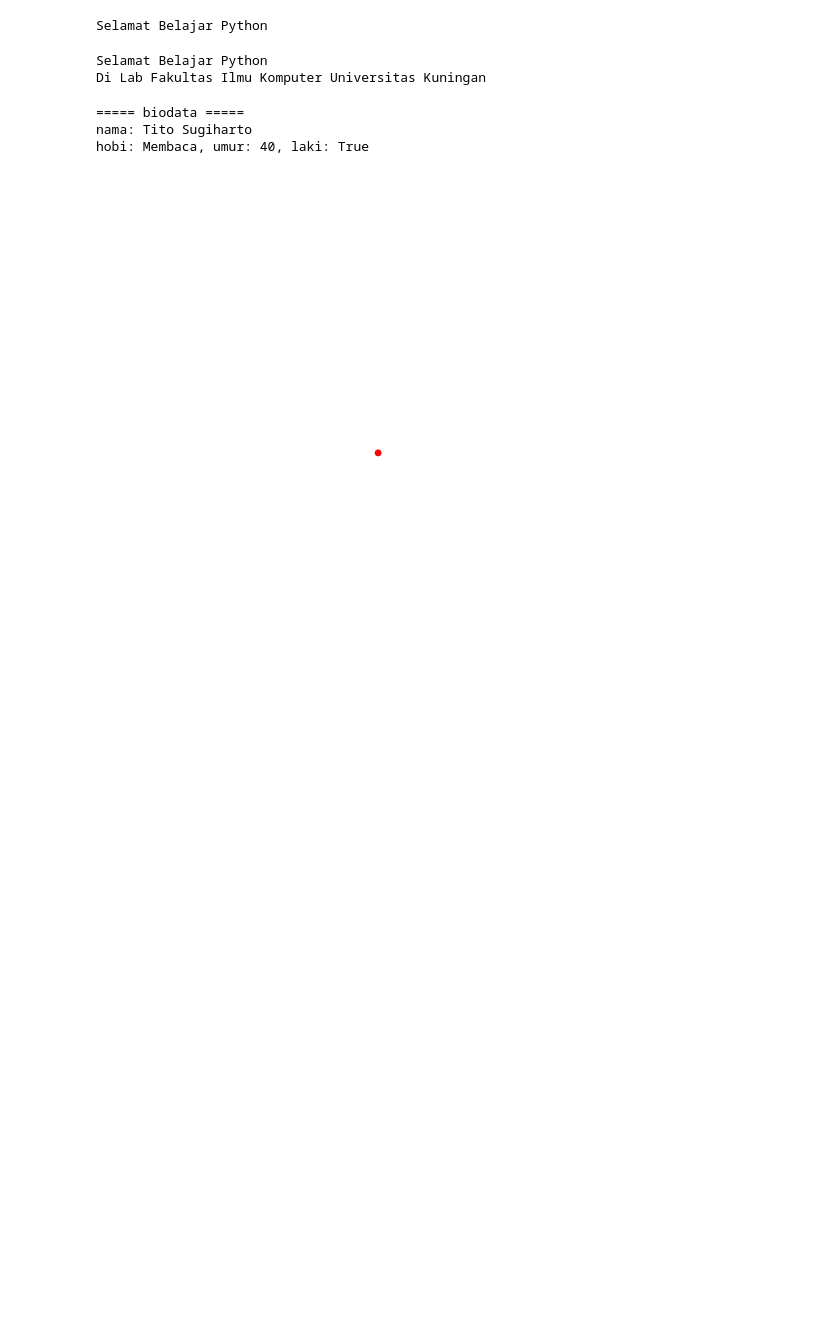
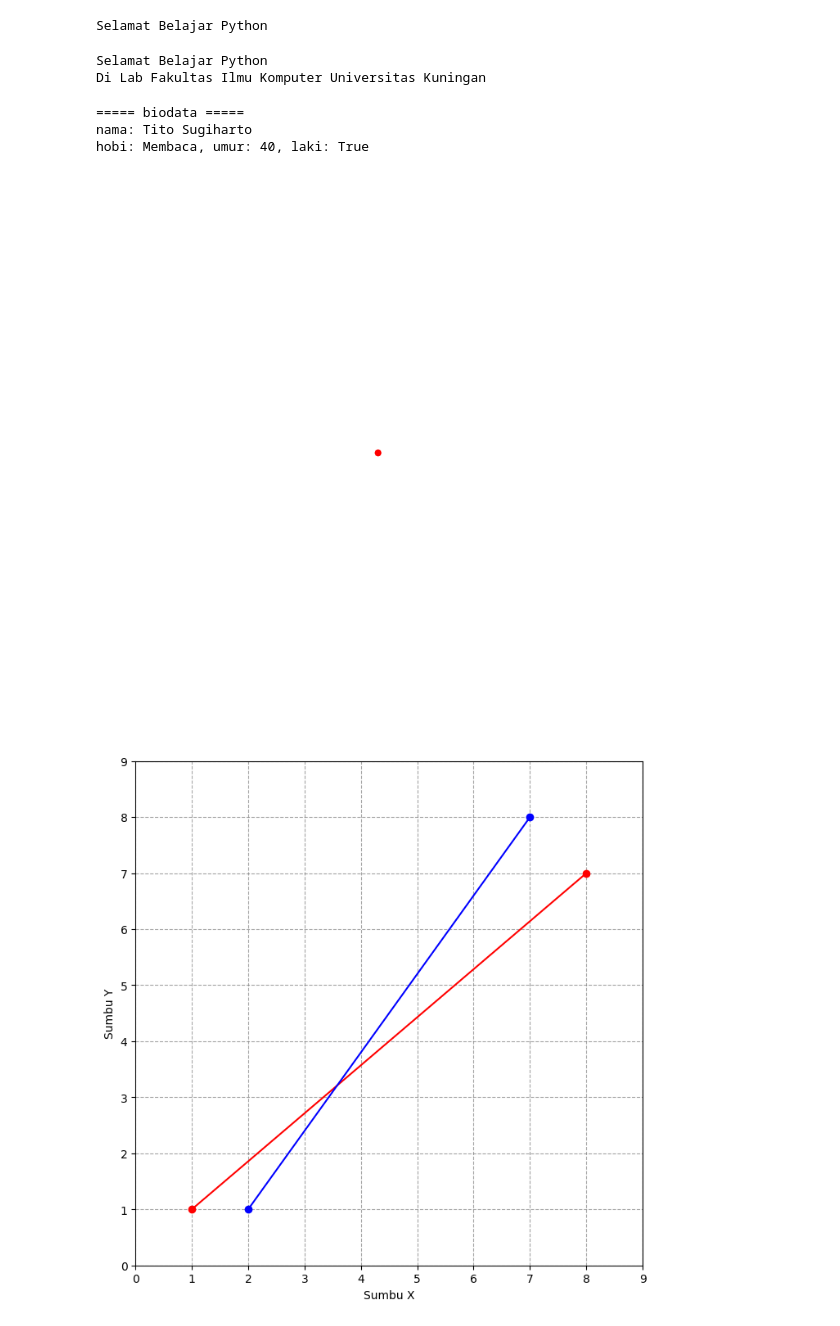
Before and after one commit to Andrian206/Praktikum-Grafika-Komputer, a Jupyter notebook: Modul 1/Praktikum1.ipynb, the cells around one changed output. Cells and saved outputs as stored; diff of their text form; code cells hidden in the pictures; blank space fills up the shorter version.

```diff
--- a/Modul 1/Praktikum1.ipynb
+++ b/Modul 1/Praktikum1.ipynb
@@ -44,3 +44,31 @@ ax.plot(5, 5, 'ro') # 'ro' berarti titik merah (red circle)
 plt.show()
 # %% [output]
 [figure]
+# %%
+import matplotlib.pyplot as plt   # Import library matplotlib untuk menggambar grafik
+
+canvas_width = 8   # Lebar kanvas
+canvas_height = 8  # Tinggi kanvas
+
+canvas = plt.figure(figsize=(canvas_width, canvas_height))  # Membuat kanvas ukuran 8x8
+ax = canvas.add_subplot(111)  # Menambahkan bidang gambar (subplot) ke kanvas
+
+x1 = [1, 8]   # Titik awal dan akhir garis pertama (sumbu X)
+y1 = [1, 7]   # Titik awal dan akhir garis pertama (sumbu Y)
+ax.plot(x1, y1, 'ro-')  # Gambar garis merah dengan titik bulat ('r' = red, 'o' = bulat, '-' = garis)
+
+x1 = [2, 7]   # Titik awal dan akhir garis kedua (sumbu X)
+y1 = [1, 8]   # Titik awal dan akhir garis kedua (sumbu Y)
+ax.plot(x1, y1, 'bo-')  # Gambar garis biru dengan titik bulat ('b' = blue)
+
+ax.grid(True, linestyle='--', color='gray', alpha=0.7)  # Menampilkan garis bantu (grid) putus-putus
+
+ax.set_xlabel('Sumbu X')  # Memberi label pada sumbu X
+ax.set_ylabel('Sumbu Y')  # Memberi label pada sumbu Y
+
+ax.set_xlim(0, 9)  # Menentukan batas tampilan sumbu X dari 0 sampai 9
+ax.set_ylim(0, 9)  # Menentukan batas tampilan sumbu Y dari 0 sampai 9
+
+plt.show()  # Menampilkan hasil gambar di layar
+# %% [output]
+[figure, added]
```
Also changed, not shown: 2 other files.
